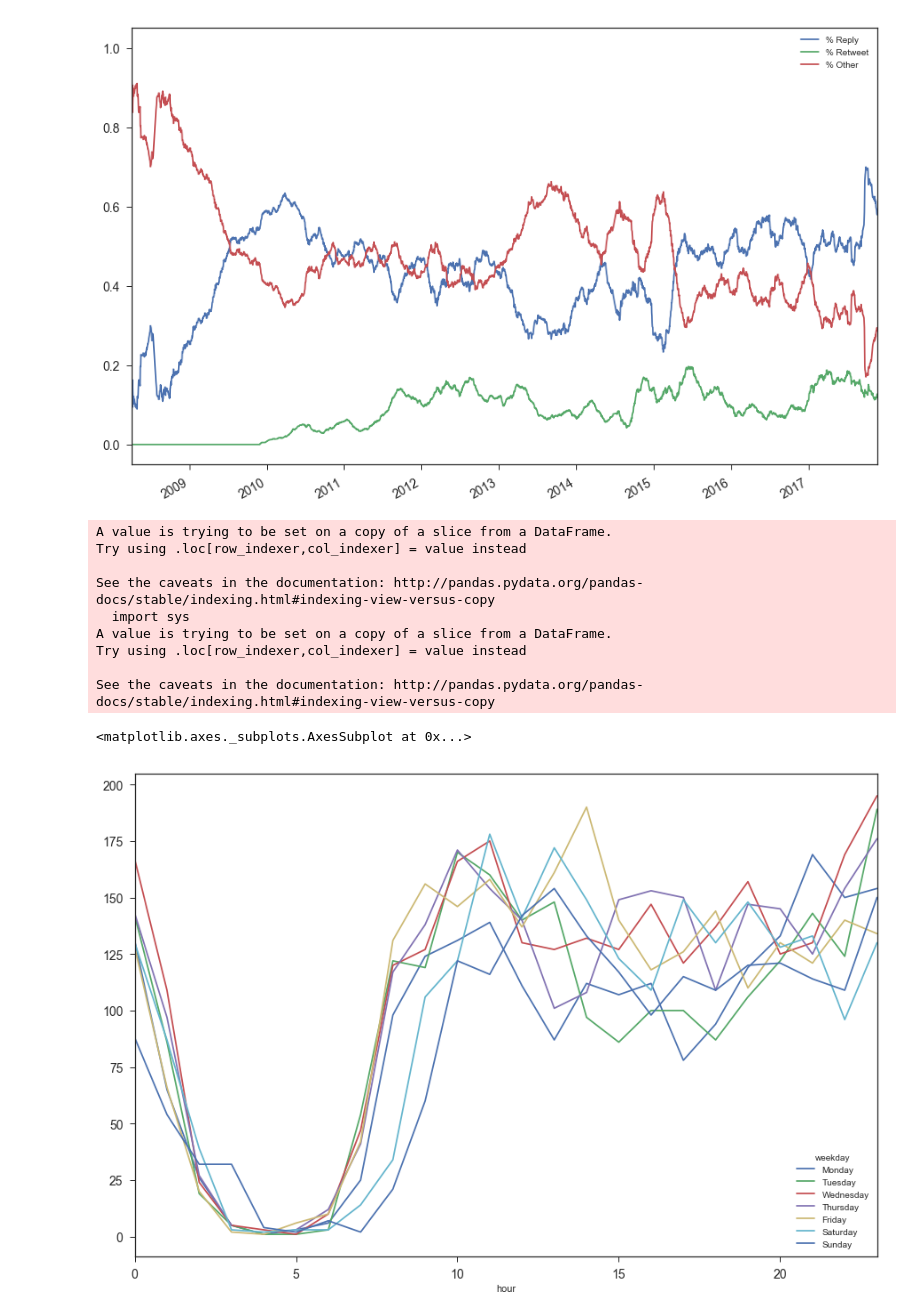
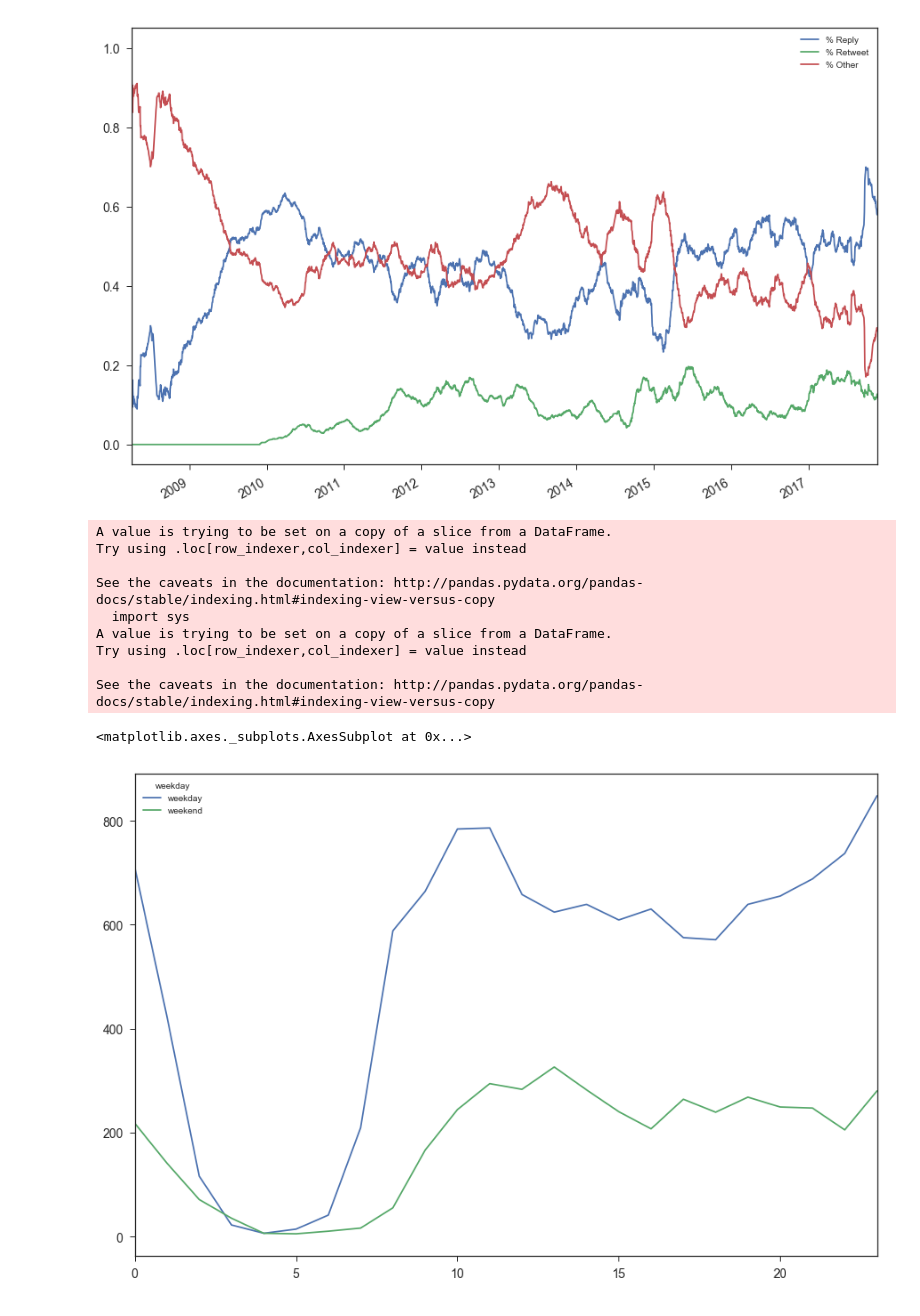
Before and after one commit to gedankenstuecke/twitter-analyser, a Jupyter notebook: archive-analyser.ipynb, the cells around one changed output. Cells and saved outputs as stored; diff of their text form; code cells hidden in the pictures.

Commit message:
more graphs

```diff
--- a/archive-analyser.ipynb
+++ b/archive-analyser.ipynb
@@ -366,30 +366,44 @@ retweet_gender.pivot(columns='gender', values='count').rolling(
 
     y=['male', 'female','unknown'],figsize=(15,10),fontsize=14)
 # %%
-import calendar
-get_hour = lambda x: x.hour
-get_weekday = lambda x: calendar.day_name[x.weekday()]
+def create_hourly_stats(dataframe):
+    get_hour = lambda x: x.hour
+    get_weekday = lambda x: x.weekday()
 
-local_times = dataframe.loc[dataframe['local_time'].notnull()]
+    local_times = dataframe.loc[dataframe['local_time'].notnull()]
 
-local_times['weekday'] = local_times['local_time'].apply(get_weekday)
-local_times['hour'] = local_times['local_time'].apply(get_hour)
+    local_times['weekday'] = local_times['local_time'].apply(get_weekday)
+    local_times['hour'] = local_times['local_time'].apply(get_hour)
 
-local_times = local_times.groupby([local_times['hour'],local_times['weekday']]).size().reset_index()
-local_times['values'] = local_times[0]
-local_times = local_times.set_index(local_times['hour'])
 
-local_times.pivot(columns='weekday', values='values').plot(
-    y=['Monday', 'Tuesday','Wednesday','Thursday','Friday','Saturday','Sunday'],figsize=(15,10),fontsize=14)
+    local_times = local_times.replace(to_replace={'weekday':
+                                                    {0:'weekday',
+                                                     1:'weekday',
+                                                     2:'weekday',
+                                                     3:'weekday',
+                                                     4:'weekday',
+                                                     5:'weekend',
+                                                     6:'weekend',
+                                                    }
+                                       })
+
+    local_times = local_times.groupby([local_times['hour'],local_times['weekday']]).size().reset_index()
+    local_times['values'] = local_times[0]
+    local_times = local_times.set_index(local_times['hour'])
+
+    return local_times.pivot(columns='weekday', values='values').reset_index()
+
+local_time = create_hourly_stats(dataframe)
+local_time.plot(y=['weekday', 'weekend'],figsize=(15,10),fontsize=14)
 # %% [output]
 A value is trying to be set on a copy of a slice from a DataFrame.
 Try using .loc[row_indexer,col_indexer] = value instead
 
 See the caveats in the documentation: http://pandas.pydata.org/pandas-docs/stable/indexing.html#indexing-view-versus-copy
   import sys
 A value is trying to be set on a copy of a slice from a DataFrame.
 Try using .loc[row_indexer,col_indexer] = value instead
 
 See the caveats in the documentation: http://pandas.pydata.org/pandas-docs/stable/indexing.html#indexing-view-versus-copy
 <matplotlib.axes._subplots.AxesSubplot at 0x...>
-[figure, old version]
+[figure, new version]
```
Also changed, not shown: parts of 2 cells of this notebook.
